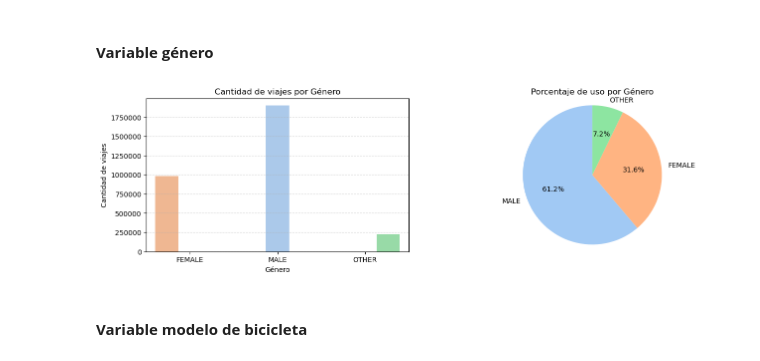
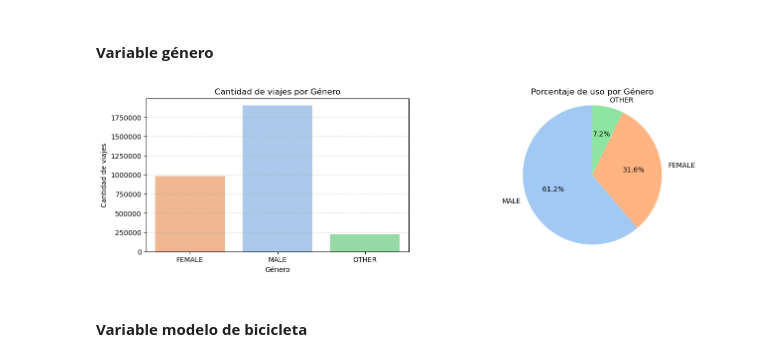
Before and after one commit to elianpinzas/add_tp_final, a Jupyter notebook: trabajo_final.ipynb, the cells around one changed output. Drawn from its saved outputs; the diff is of its cells as text; code cells hidden in the pictures.

```diff
--- a/trabajo_final.ipynb
+++ b/trabajo_final.ipynb
@@ -305,9 +304,11 @@ Considerando que el límite inferior es un valor muy pequeño se decide consider
 # %%
-ecobici_df_filtrado = ecobici_df[(ecobici_df['duracion_recorrido'] > 3) & (ecobici_df['duracion_recorrido'] < 74)].copy()
+ecobici_filtrado_df = ecobici_df[(ecobici_df['duracion_recorrido'] > 3) & (ecobici_df['duracion_recorrido'] < 74)].copy()
 
 fig, ax = plt.subplots(1, 2, figsize=(15, 6), sharey=True)
 ax.flatten()
 
-config_histograma(dataframe=ecobici_df, ax=ax[0], parametro='duracion_recorrido', titulo="Histograma de duración de recorrido en minutos")
-config_histograma(dataframe=ecobici_df_filtrado, ax=ax[1], parametro='duracion_recorrido', titulo="Histograma de duración de recorrido entre 3 y 74 minutos")
+plt.suptitle('Cambio en el histograma de duración recorridos al remover outliers', fontsize=14)
+
+plot_histograma(dataframe=ecobici_df, ax=ax[0], parametro='duracion_recorrido', titulo="Histograma basado en dataset original")
+plot_histograma(dataframe=ecobici_filtrado_df, ax=ax[1], parametro='duracion_recorrido', titulo="Histograma de duración de recorrido entre 3 y 74 minutos")
 # %% [output]
@@ -316,0 +350,9 @@ ecobici_df = ecobici_df_filtrado
+# %%
+fig, ax = plt.subplots(figsize=(15, 6))
+
+sns.histplot(ecobici_filtrado_df, x='duracion_recorrido', bins=100, kde=True, ax=ax, color='steelblue')
+ax.axvline(ecobici_filtrado_df['duracion_recorrido'].mode()[0], color='purple', ls='--', lw=2, label='Moda')
+ax.axvline(ecobici_filtrado_df['duracion_recorrido'].mean(), color='red', ls='--', lw=2, label='Media')
+ax.axvline(ecobici_filtrado_df['duracion_recorrido'].median(), color='green', ls='--', lw=2, label='Mediana')
+ax.legend()
+ax.set_title("Histograma luego de limpieza de duracion de recorridos")
@@ -317,3 +362,6 @@ ecobici_df = ecobici_df_filtrado
+# %%
+# Se asigna el dataframe limpio al dataframe original
+ecobici_df = ecobici_filtrado_df
 # %% [markdown]
 #### **Variable género**
 # %%
@@ -344,35 +392,36 @@ paleta_base = sns.color_palette('pastel')
 
 colores_genero = {
     'MALE':     paleta_base[0],
     'FEMALE':   paleta_base[1],
     'OTHER':    paleta_base[2]
 }
 
 # Grafico 1: Barras
 sns.countplot(
     x='genero',
     data=ecobici_df,
     hue='genero',
     palette=colores_genero,
     ax=axes[0],
-    legend=False
+    legend=False,
+    dodge=False
 )
 axes[0].set_title('Cantidad de viajes por Género')
 axes[0].set_xlabel('Género')
 axes[0].set_ylabel('Cantidad de viajes')
 axes[0].grid(axis='y', ls='--', alpha=0.5)
 axes[0].ticklabel_format(style='plain', axis='y')
 
 # Grafico 2: Pie chart
 plot_pie(
     data=ecobici_df,
     column='genero',
     mapa_colores=colores_genero,
     ax=axes[1],
     title='Porcentaje de uso por Género'
 )
 # %% [output]
-[figure, old version]
+[figure, new version]
 # %% [markdown]
 #### **Variable modelo de bicicleta**
 # %%
```
Also changed, not shown: parts of 24 cells of this notebook.
